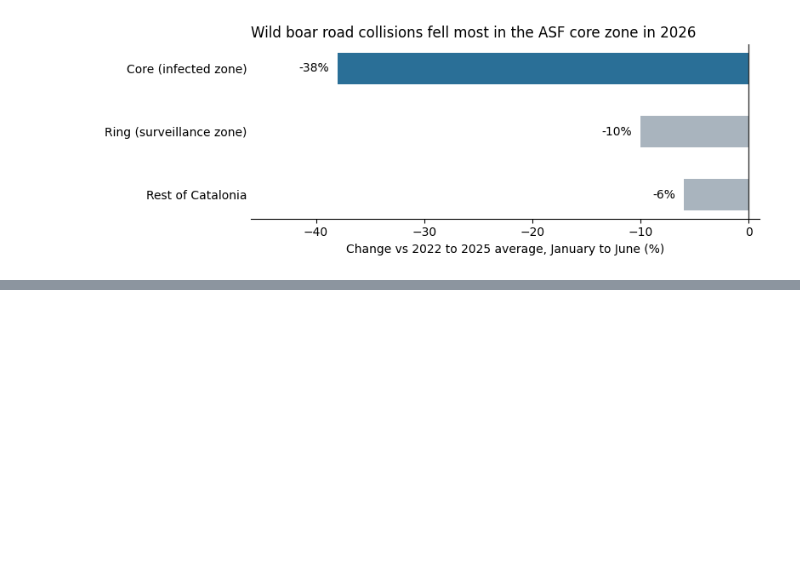
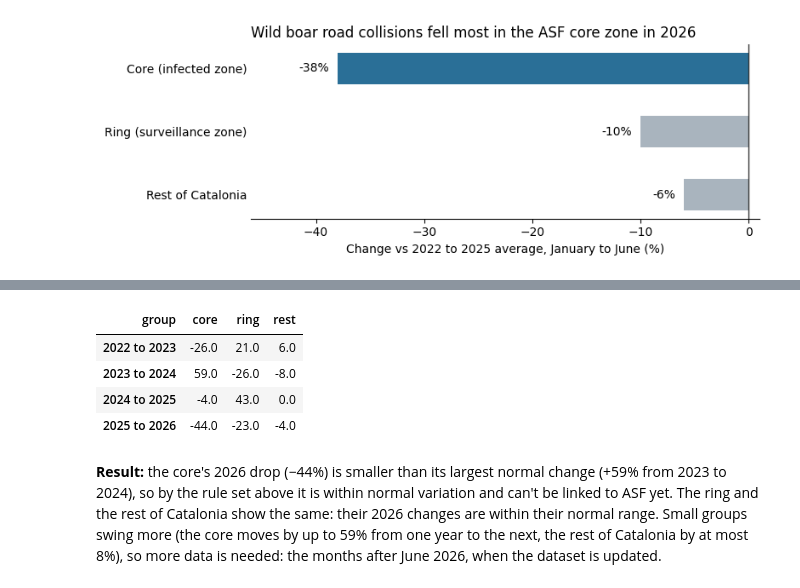
Before and after one commit to Nade94/asf-wild-boar-collisions, a Jupyter notebook: asf_wild_boar_analysis.ipynb, the cells around one changed output, grey strips where cells are left out. Drawn from its saved outputs; the diff is of its cells as text; code cells hidden in the pictures; blank space fills up the shorter version.

Commit message:
Year to year check: core drop within normal variation

```diff
--- a/asf_wild_boar_analysis.ipynb
+++ b/asf_wild_boar_analysis.ipynb
@@ -337,0 +345,13 @@ plt.savefig("zone_change_jan_jun.png", dpi=150)
+# %%
+yoy = h1_counts.pct_change().mul(100).round(0)
+yoy.index = [f"{y - 1} to {y}" for y in yoy.index]
+yoy = yoy.iloc[1:]
+yoy
+# %% [output]
+| group | core | ring | rest |
+| 2022 to 2023 | -26.0 | 21.0 | 6.0 |
+| 2023 to 2024 | 59.0 | -26.0 | -8.0 |
+| 2024 to 2025 | -4.0 | 43.0 | 0.0 |
+| 2025 to 2026 | -44.0 | -23.0 | -4.0 |
+# %% [markdown]
+**Result:** the core's 2026 drop (−44%) is smaller than its largest normal change (+59% from 2023 to 2024), so by the rule set above it is within normal variation and can't be linked to ASF yet. The ring and the rest of Catalonia show the same: their 2026 changes are within their normal range. Small groups swing more (the core moves by up to 59% from one year to the next, the rest of Catalonia by at most 8%), so more data is needed: the months after June 2026, when the dataset is updated.
```
Also changed, not shown: parts of 12 cells of this notebook, 1 other file.
